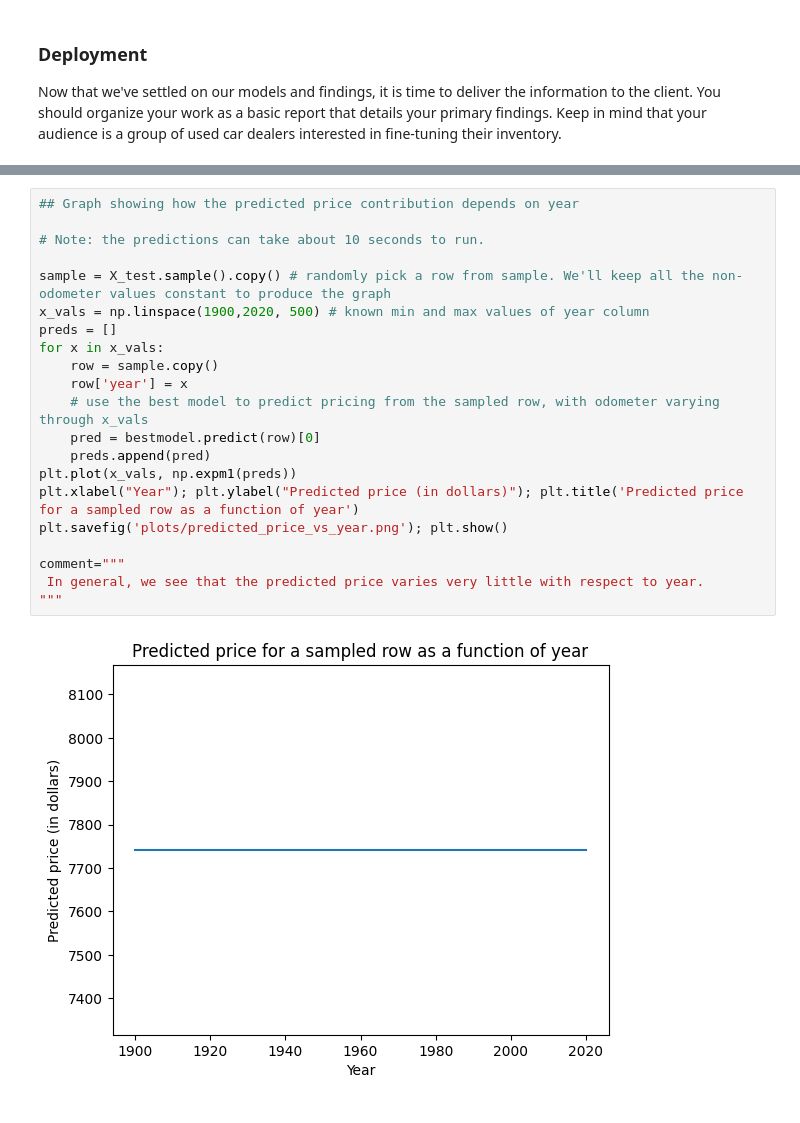
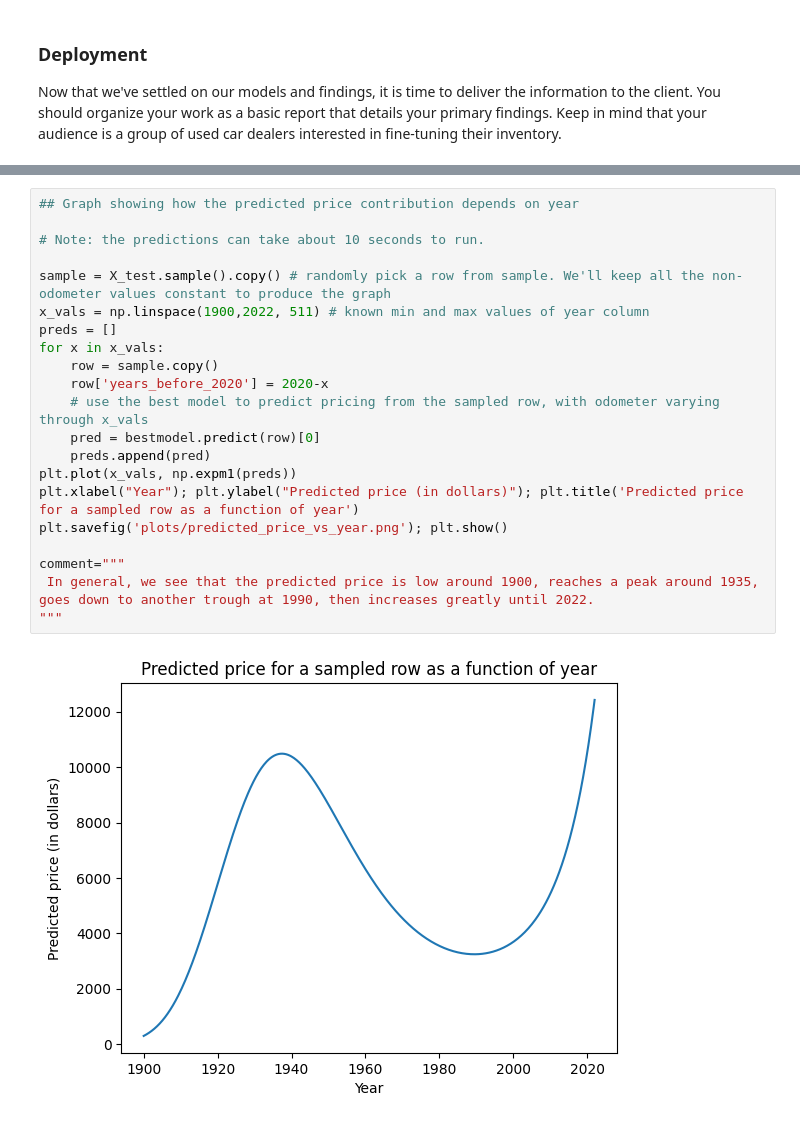
Before and after one commit to iatambe/PCMLAI-PracticalAssignment-II-Module11, a Jupyter notebook: prompt_II.ipynb, the cells around one changed output, grey strips where cells are left out. Cells and saved outputs as stored; diff of their text form.

```diff
--- a/prompt_II.ipynb
+++ b/prompt_II.ipynb
@@ -648,23 +648,23 @@ comment="""
 # %%
 ## Graph showing how the predicted price contribution depends on year
 
 # Note: the predictions can take about 10 seconds to run.
 
 sample = X_test.sample().copy() # randomly pick a row from sample. We'll keep all the non-odometer values constant to produce the graph
-x_vals = np.linspace(1900,2020, 500) # known min and max values of year column
+x_vals = np.linspace(1900,2022, 511) # known min and max values of year column
 preds = []
 for x in x_vals:
     row = sample.copy()
-    row['year'] = x
+    row['years_before_2020'] = 2020-x
     # use the best model to predict pricing from the sampled row, with odometer varying through x_vals
     pred = bestmodel.predict(row)[0]
     preds.append(pred)
 plt.plot(x_vals, np.expm1(preds))
 plt.xlabel("Year"); plt.ylabel("Predicted price (in dollars)"); plt.title('Predicted price for a sampled row as a function of year')
 plt.savefig('plots/predicted_price_vs_year.png'); plt.show()
 
 comment="""
- In general, we see that the predicted price varies very little with respect to year.
+ In general, we see that the predicted price is low around 1900, reaches a peak around 1935, goes down to another trough at 1990, then increases greatly until 2022.
 """
 # %% [output]
-[figure, old version]
+[figure, new version]
```
Also changed, not shown: parts of 7 cells of this notebook.
